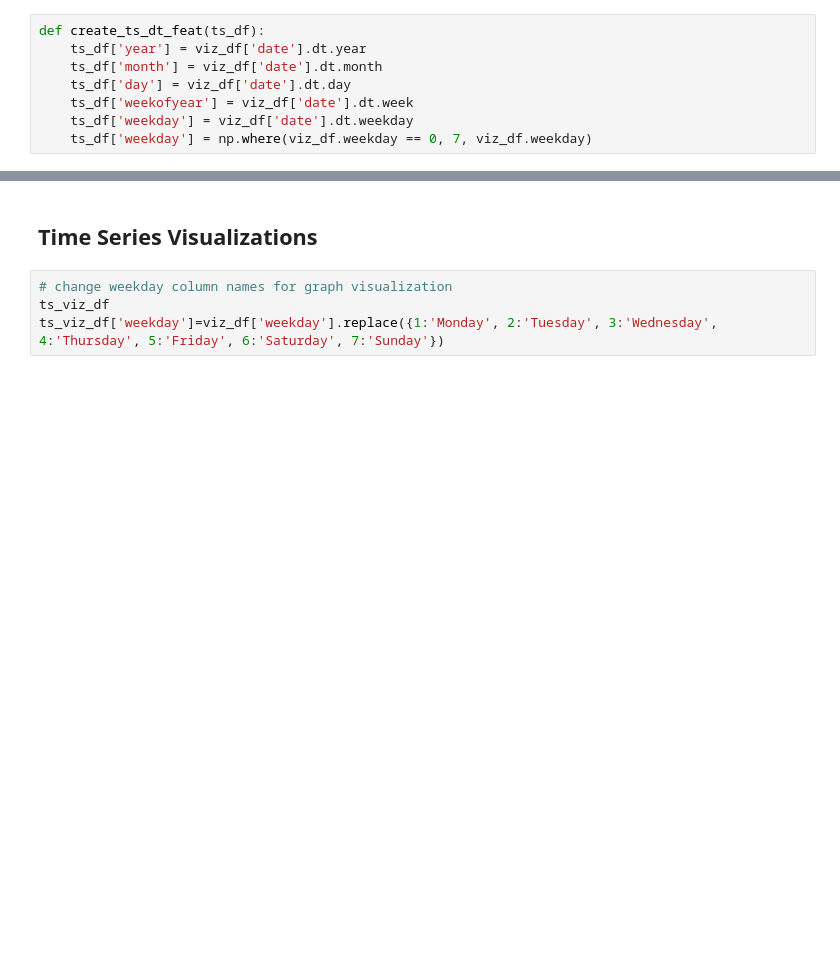
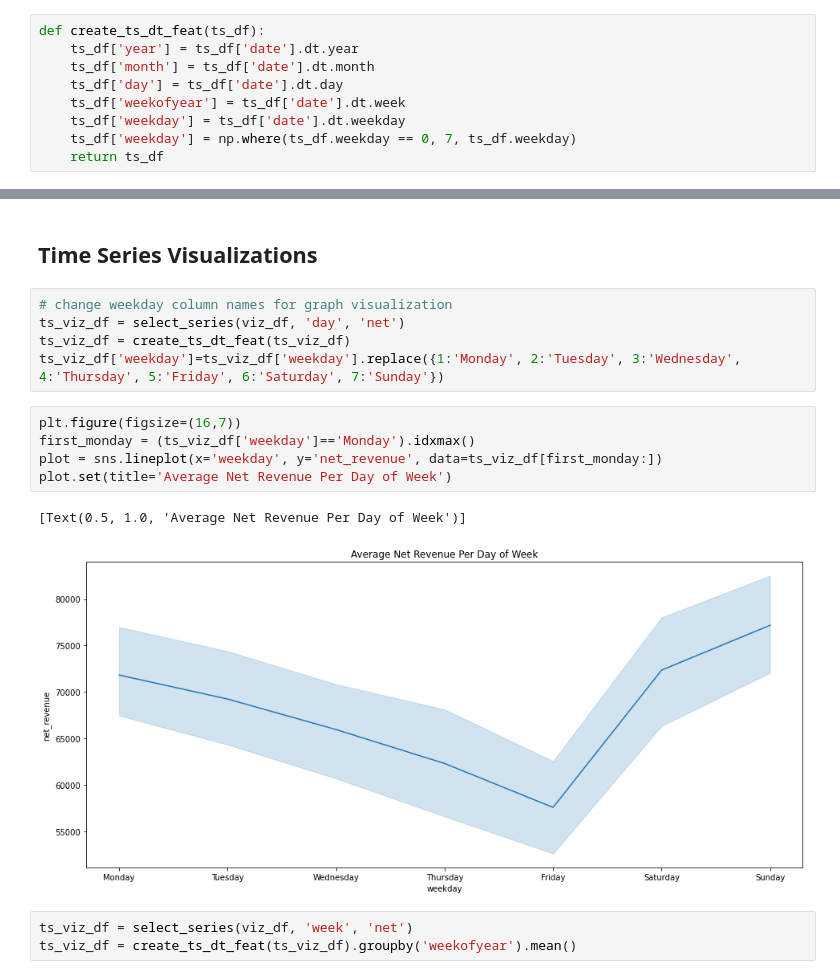
Before and after one commit to derrick-w/top4sport-sales-prediction, a Jupyter notebook: top4sport-EDA.ipynb, the cells around one changed output, grey strips where cells are left out. Saved outputs shown, nothing was run; the diff lists cells and outputs as text; blank space fills up the shorter version.

Commit message:
Fixes for timeseries graph data

```diff
--- a/top4sport-EDA.ipynb
+++ b/top4sport-EDA.ipynb
@@ -560,12 +560,13 @@ def select_series(data, time_period='day', revenue='net'):
     return data
 # %%
 def create_ts_dt_feat(ts_df):
-    ts_df['year'] = viz_df['date'].dt.year
-    ts_df['month'] = viz_df['date'].dt.month
-    ts_df['day'] = viz_df['date'].dt.day
-    ts_df['weekofyear'] = viz_df['date'].dt.week
-    ts_df['weekday'] = viz_df['date'].dt.weekday
-    ts_df['weekday'] = np.where(viz_df.weekday == 0, 7, viz_df.weekday)
+    ts_df['year'] = ts_df['date'].dt.year
+    ts_df['month'] = ts_df['date'].dt.month
+    ts_df['day'] = ts_df['date'].dt.day
+    ts_df['weekofyear'] = ts_df['date'].dt.week
+    ts_df['weekday'] = ts_df['date'].dt.weekday
+    ts_df['weekday'] = np.where(ts_df.weekday == 0, 7, ts_df.weekday)
+    return ts_df
 # %%
 def create_ts_lag_feat(ts_df, n_lag):
     for lag in range(1, n_lag+1):
@@ -715,5 +716,17 @@ plt.show()
 ## Time Series Visualizations
 # %%
 # change weekday column names for graph visualization
-ts_viz_df
-ts_viz_df['weekday']=viz_df['weekday'].replace({1:'Monday', 2:'Tuesday', 3:'Wednesday', 4:'Thursday', 5:'Friday', 6:'Saturday', 7:'Sunday'})
+ts_viz_df = select_series(viz_df, 'day', 'net')
+ts_viz_df = create_ts_dt_feat(ts_viz_df)
+ts_viz_df['weekday']=ts_viz_df['weekday'].replace({1:'Monday', 2:'Tuesday', 3:'Wednesday', 4:'Thursday', 5:'Friday', 6:'Saturday', 7:'Sunday'})
+# %%
+plt.figure(figsize=(16,7))
+first_monday = (ts_viz_df['weekday']=='Monday').idxmax()
+plot = sns.lineplot(x='weekday', y='net_revenue', data=ts_viz_df[first_monday:])
+plot.set(title='Average Net Revenue Per Day of Week')
+# %% [output]
+[Text(0.5, 1.0, 'Average Net Revenue Per Day of Week')]
+[figure, added]
+# %%
+ts_viz_df = select_series(viz_df, 'week', 'net')
+ts_viz_df = create_ts_dt_feat(ts_viz_df).groupby('weekofyear').mean()
```
Also changed, not shown: parts of 3 cells of this notebook.
